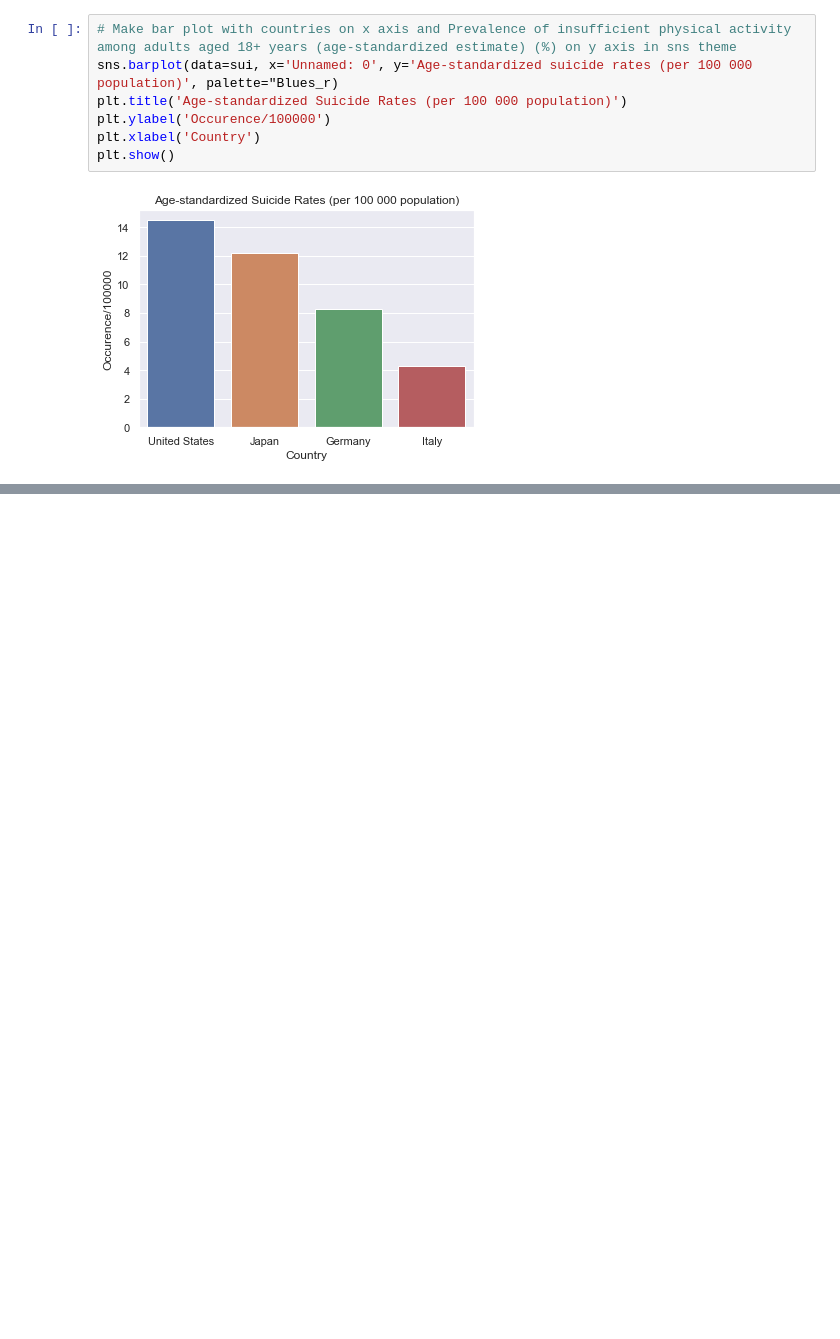
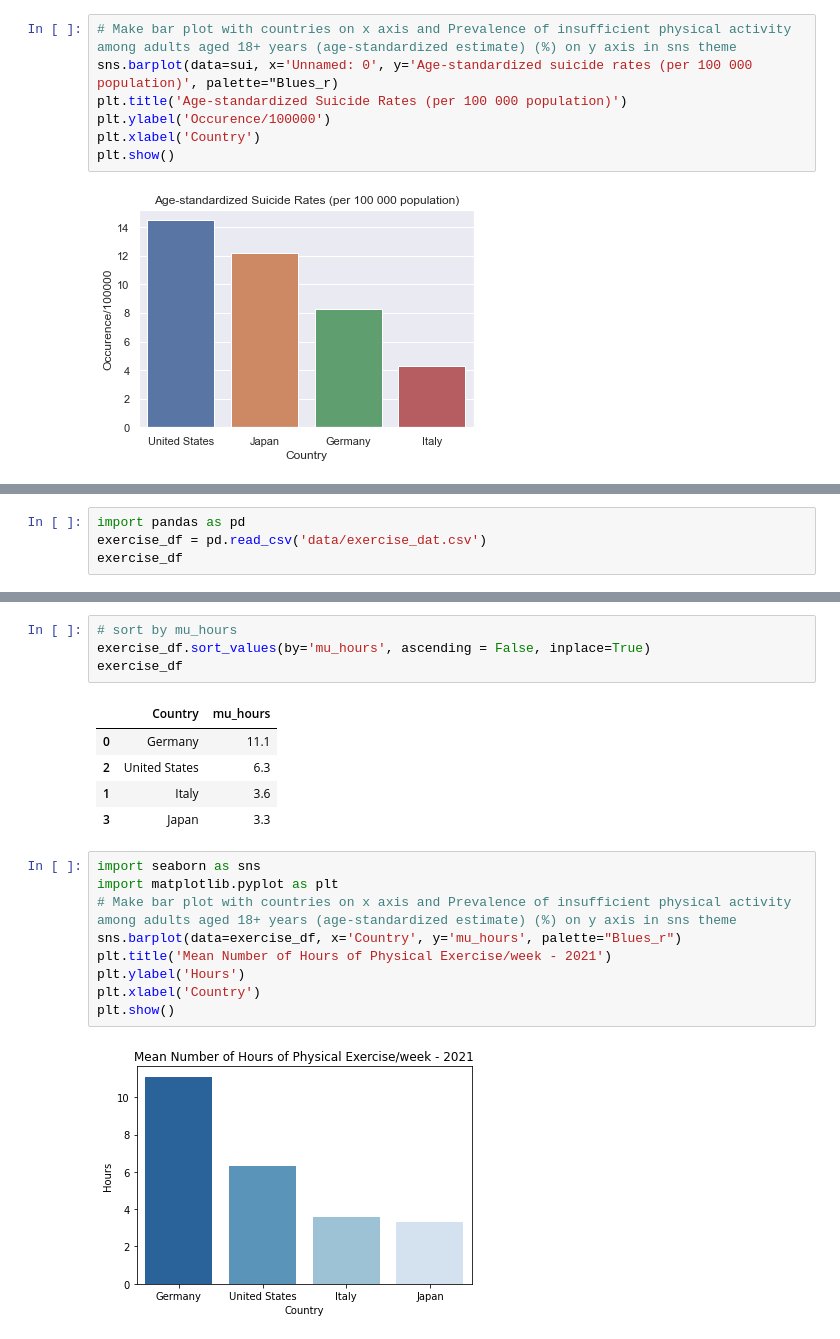
Before and after one commit to Davide011/social_data_project, a Jupyter notebook: life_ex.ipynb, the cells around one changed output, grey strips where cells are left out. Cells and saved outputs as stored; diff of their text form; blank space fills up the shorter version.

```diff
--- a/life_ex.ipynb
+++ b/life_ex.ipynb
@@ -310,0 +366,4 @@ plt.show()
+# %%
+import pandas as pd
+exercise_df = pd.read_csv('data/exercise_dat.csv')
+exercise_df
@@ -310,0 +376,21 @@ plt.show()
+# %%
+# sort by mu_hours
+exercise_df.sort_values(by='mu_hours', ascending = False, inplace=True)
+exercise_df
+# %% [output]
+|  | Country | mu_hours |
+| 0 | Germany | 11.1 |
+| 2 | United States | 6.3 |
+| 1 | Italy | 3.6 |
+| 3 | Japan | 3.3 |
+# %%
+import seaborn as sns
+import matplotlib.pyplot as plt
+# Make bar plot with countries on x axis and Prevalence of insufficient physical activity among adults aged 18+ years (age-standardized estimate) (%) on y axis in sns theme
+sns.barplot(data=exercise_df, x='Country', y='mu_hours', palette="Blues_r")
+plt.title('Mean Number of Hours of Physical Exercise/week - 2021')
+plt.ylabel('Hours')
+plt.xlabel('Country')
+plt.show()
+# %% [output]
+[figure, added]
```
Also changed, not shown: parts of 8 cells of this notebook, 6 other files.
